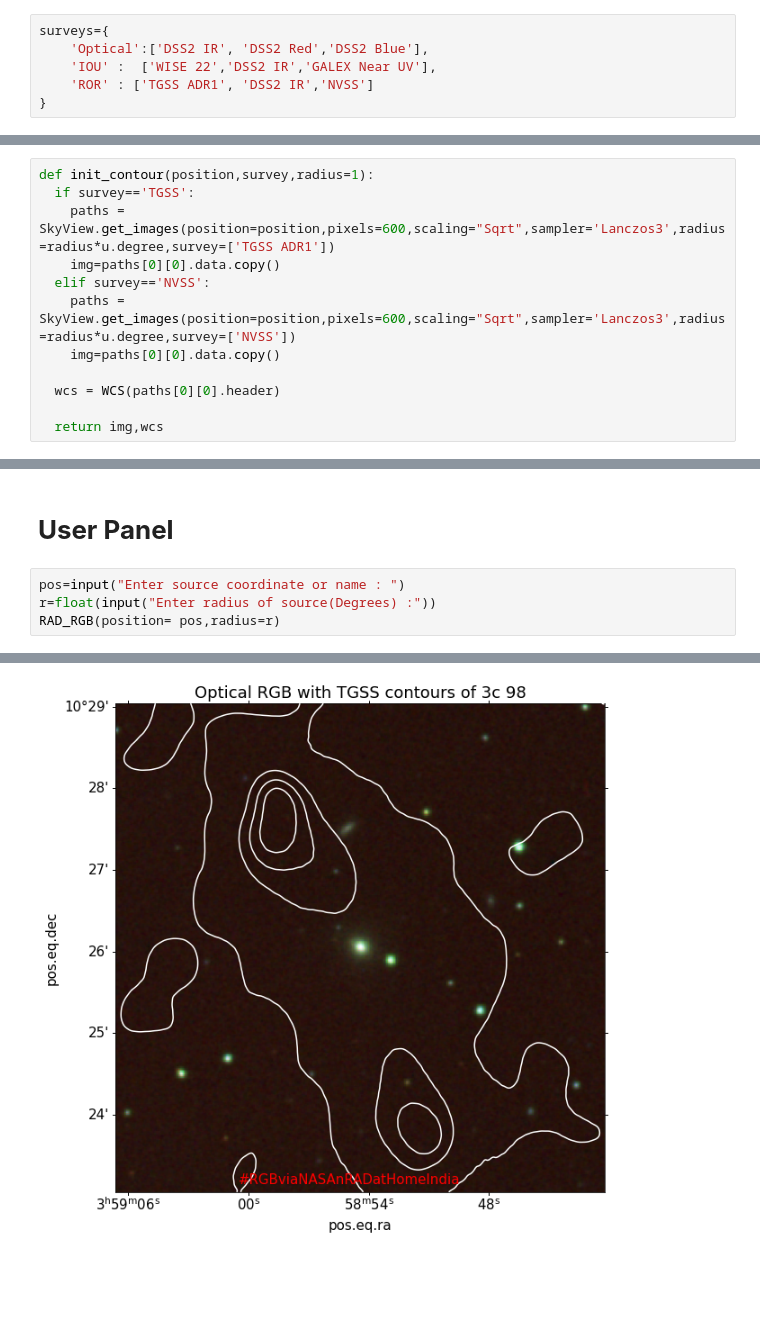
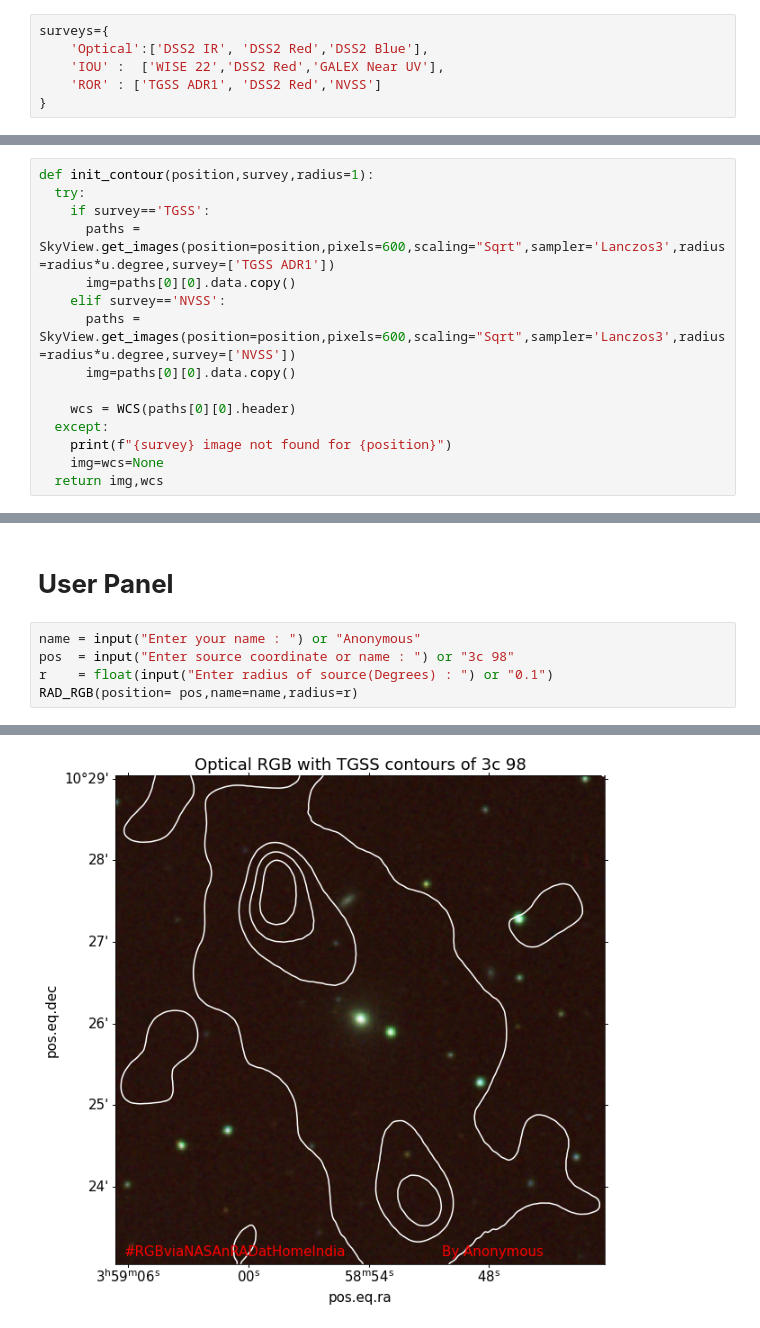
Before and after one commit to Jack3690/RADatHome, a Jupyter notebook: RGB_Automation.ipynb, the cells around one changed output, grey strips where cells are left out. Saved outputs shown, nothing was run; the diff lists cells and outputs as text; blank space fills up the shorter version.

```diff
--- a/RGB_Automation.ipynb
+++ b/RGB_Automation.ipynb
@@ -42,8 +42,8 @@ matplotlib.rcParams['font.size']=15
 # %%
 surveys={
     'Optical':['DSS2 IR', 'DSS2 Red','DSS2 Blue'],
-    'IOU' :  ['WISE 22','DSS2 IR','GALEX Near UV'],
-    'ROR' : ['TGSS ADR1', 'DSS2 IR','NVSS']
+    'IOU' :  ['WISE 22','DSS2 Red','GALEX Near UV'],
+    'ROR' : ['TGSS ADR1', 'DSS2 Red','NVSS']
 }
 # %%
 def make_RGB(position,radius=1,survey='Optical'):
@@ -67,14 +71,17 @@ def make_RGB(position,radius=1,survey='Optical'):
   return RGB,wcs
 # %%
 def init_contour(position,survey,radius=1):
-  if survey=='TGSS':
-    paths = SkyView.get_images(position=position,pixels=600,scaling="Sqrt",sampler='Lanczos3',radius=radius*u.degree,survey=['TGSS ADR1'])
-    img=paths[0][0].data.copy()
-  elif survey=='NVSS':
-    paths = SkyView.get_images(position=position,pixels=600,scaling="Sqrt",sampler='Lanczos3',radius=radius*u.degree,survey=['NVSS'])
-    img=paths[0][0].data.copy()
+  try:
+    if survey=='TGSS':
+      paths = SkyView.get_images(position=position,pixels=600,scaling="Sqrt",sampler='Lanczos3',radius=radius*u.degree,survey=['TGSS ADR1'])
+      img=paths[0][0].data.copy()
+    elif survey=='NVSS':
+      paths = SkyView.get_images(position=position,pixels=600,scaling="Sqrt",sampler='Lanczos3',radius=radius*u.degree,survey=['NVSS'])
+      img=paths[0][0].data.copy()
 
-  wcs = WCS(paths[0][0].header)
-
+    wcs = WCS(paths[0][0].header)
+  except:
+    print(f"{survey} image not found for {position}")
+    img=wcs=None
   return img,wcs
 # %%
@@ -135,7 +163,8 @@ def RAD_RGB(position,radius,levels=4):
 # %% [markdown]
 # **User Panel**
 # %%
-pos=input("Enter source coordinate or name : ")
-r=float(input("Enter radius of source(Degrees) :"))
-RAD_RGB(position= pos,radius=r)
+name = input("Enter your name : ") or "Anonymous"
+pos  = input("Enter source coordinate or name : ") or "3c 98"
+r    = float(input("Enter radius of source(Degrees) : ") or "0.1")
+RAD_RGB(position= pos,name=name,radius=r)
 # %% [output]
@@ -144 +174 @@ Enter radius of source(Degrees) :0.1
-[figure, old version]
+[figure, new version]
```
Also changed, not shown: parts of 4 cells of this notebook.
